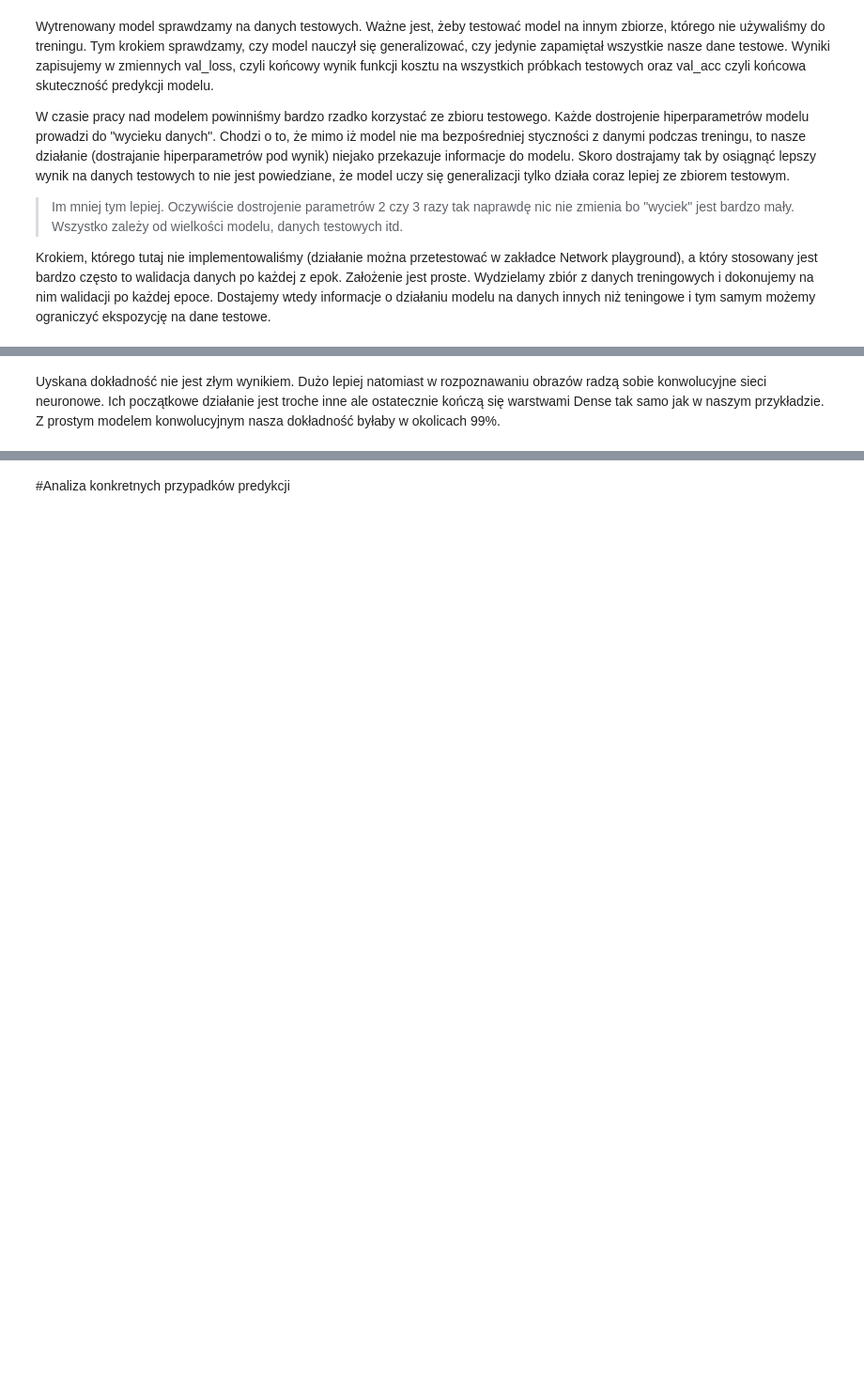
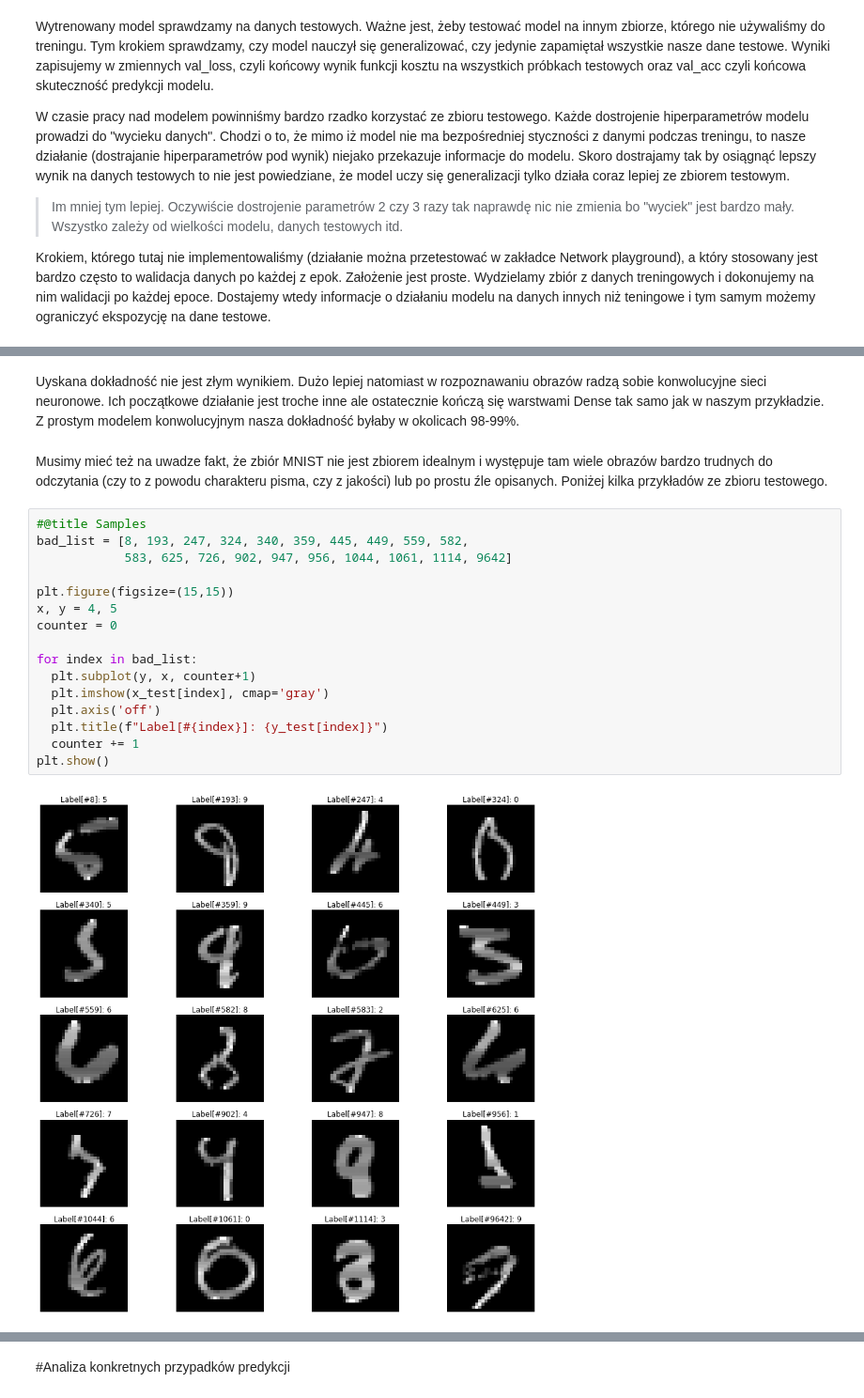
Before and after one commit to kamilbakierzynski/ml_mnist_tutorial, a Jupyter notebook: MNIST.ipynb, the cells around one changed output, grey strips where cells are left out. Shown at 94% size. Cells and saved outputs as stored; diff of their text form; blank space fills up the shorter version.

```diff
--- a/MNIST.ipynb
+++ b/MNIST.ipynb
@@ -432,5 +462,25 @@ val_loss, val_acc = model.evaluate(x_test, y_test)
 # %% [markdown]
-Uyskana dokładność nie jest złym wynikiem. Dużo lepiej natomiast w rozpoznawaniu obrazów radzą sobie konwolucyjne sieci neuronowe. Ich początkowe działanie jest troche inne ale ostatecznie kończą się warstwami Dense tak samo jak w naszym przykładzie. Z prostym modelem konwolucyjnym nasza dokładność byłaby w okolicach 99%.
+Uyskana dokładność nie jest złym wynikiem. Dużo lepiej natomiast w rozpoznawaniu obrazów radzą sobie konwolucyjne sieci neuronowe. Ich początkowe działanie jest troche inne ale ostatecznie kończą się warstwami Dense tak samo jak w naszym przykładzie. Z prostym modelem konwolucyjnym nasza dokładność byłaby w okolicach 98-99%.
+# %% [markdown]
+Musimy mieć też na uwadze fakt, że zbiór MNIST nie jest zbiorem idealnym i występuje tam wiele obrazów bardzo trudnych do odczytania (czy to z powodu charakteru pisma, czy z jakości) lub po prostu źle opisanych. Poniżej kilka przykładów ze zbioru testowego.
+# %%
+#@title Samples
+bad_list = [8, 193, 247, 324, 340, 359, 445, 449, 559, 582,
+            583, 625, 726, 902, 947, 956, 1044, 1061, 1114, 9642]
+
+plt.figure(figsize=(15,15))
+x, y = 4, 5
+counter = 0
+
+for index in bad_list:
+  plt.subplot(y, x, counter+1)
+  plt.imshow(x_test[index], cmap='gray')
+  plt.axis('off')
+  plt.title(f"Label[#{index}]: {y_test[index]}")
+  counter += 1
+plt.show()
+# %% [output]
+[figure, added]
 # %%
 #@title Confusion matrix (Y - true, X - predicted)
 test_predictions = model.predict_classes(x_test)
```
Also changed, not shown: parts of 9 cells of this notebook.
